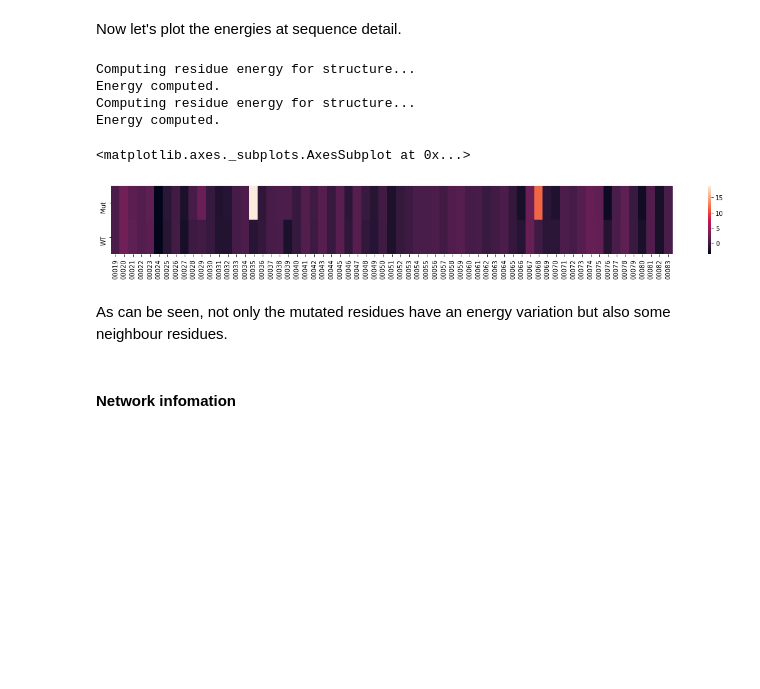
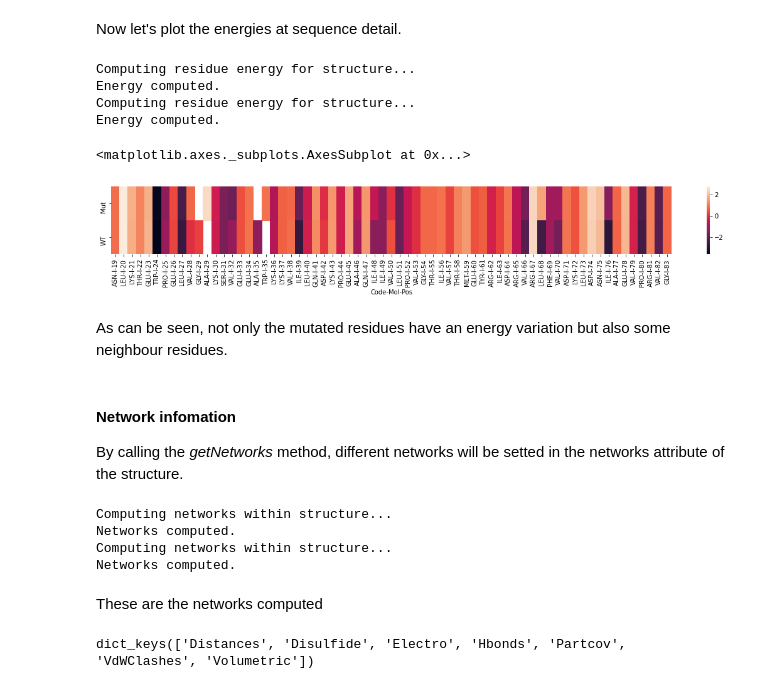
Before and after one commit to leandroradusky/pyfoldx, a Jupyter notebook: notebooks/StructureUsage.ipynb, the cells around one changed output. Cells and saved outputs as stored; diff of their text form; code cells hidden in the pictures; blank space fills up the shorter version.

```diff
--- a/notebooks/StructureUsage.ipynb
+++ b/notebooks/StructureUsage.ipynb
@@ -144,7 +147,7 @@ This function takes as input:
 - *generateMutationsEnsemble*: if set to True, structure objects with the mutated and the wildtype structures will be returned apart of the Pandas DataFrame that contain the $\Delta \Delta G$ caused by the mutation(s) in the original structure.
 # %%
 # We are going to mutate two residues, five times, and save the structures.
-energies, mutEnsemble, wtEnsemble = stRepaired.mutate("GI29A,AI35W;",number_of_runs=5,generate_mutations_ensemble=True)
+energies, mutEnsemble, wtEnsemble = stRepaired.mutate("GI29A,AI35W;",number_of_runs=5)
 # %% [output]
 Computing mutation(s) GI29A,AI35W; on target structure...
 Energy computed.
@@ -173,27 +176,26 @@ Now let's plot the energies at sequence detail.
 # %%
 # Of all the terms, we keep just the total energy
 seqEnergyMut = stMut.getResiduesEnergy()[["total"]]
 seqEnergyWT = stWT.getResiduesEnergy()[["total"]]
 
-# To plot aligned positions by number, we eliminate the residue names
-seqEnergyMut.index = seqEnergyMut.index.map(lambda x: x.split("_")[0])
-seqEnergyWT.index = seqEnergyWT.index.map(lambda x: x.split("_")[0])
-
 # Naming the columns
 seqEnergyMut.columns=["Mut"]
 seqEnergyWT.columns=["WT"]
 
+# Formatting the plotted df
+plotDF = seqEnergyMut.T.append(seqEnergyWT.T) # We flip them horizontally
+plotDF = plotDF.T.sort_values(['Pos']).T # We reorder them by pos
+plotDF = plotDF.astype('float64') # We force to be numbers
+
 # And plot horizontally
 plt.figure(figsize=(20, 2))
-sns.heatmap(seqEnergyMut.T.append(seqEnergyWT.T))
+sns.heatmap(plotDF)
 # %% [output]
 Computing residue energy for structure...
 Energy computed.
 Computing residue energy for structure...
 Energy computed.
 <matplotlib.axes._subplots.AxesSubplot at 0x...>
-[figure, old version]
+[figure, new version]
 # %% [markdown]
 As can be seen, not only the mutated residues have an energy variation but also some neighbour residues.
-# %% [markdown]
-#### Network infomation
@@ -201,0 +202,18 @@ As can be seen, not only the mutated residues have an energy variation but also
+# %% [markdown]
+#### Network infomation
+
+By calling the *getNetworks* method, different networks will be setted in the networks attribute of the structure.
+# %%
+st.getNetworks()
+stRepaired.getNetworks()
+# %% [output]
+Computing networks within structure...
+Networks computed.
+Computing networks within structure...
+Networks computed.
+# %% [markdown]
+These are the networks computed
+# %%
+st.networks.keys()
+# %% [output]
+dict_keys(['Distances', 'Disulfide', 'Electro', 'Hbonds', 'Partcov', 'VdWClashes', 'Volumetric'])
```
Also changed, not shown: parts of 11 cells of this notebook, 44 other files.
